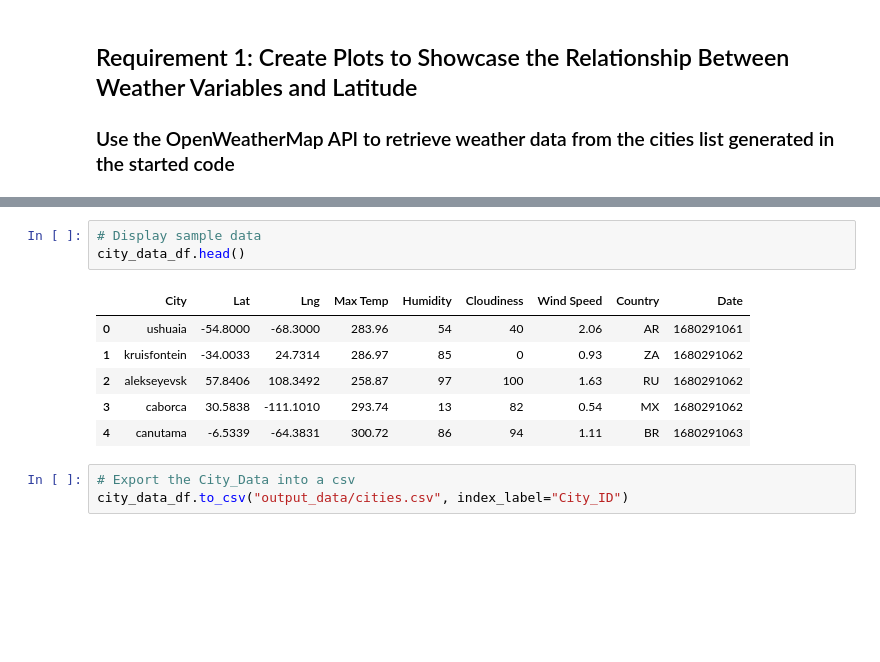
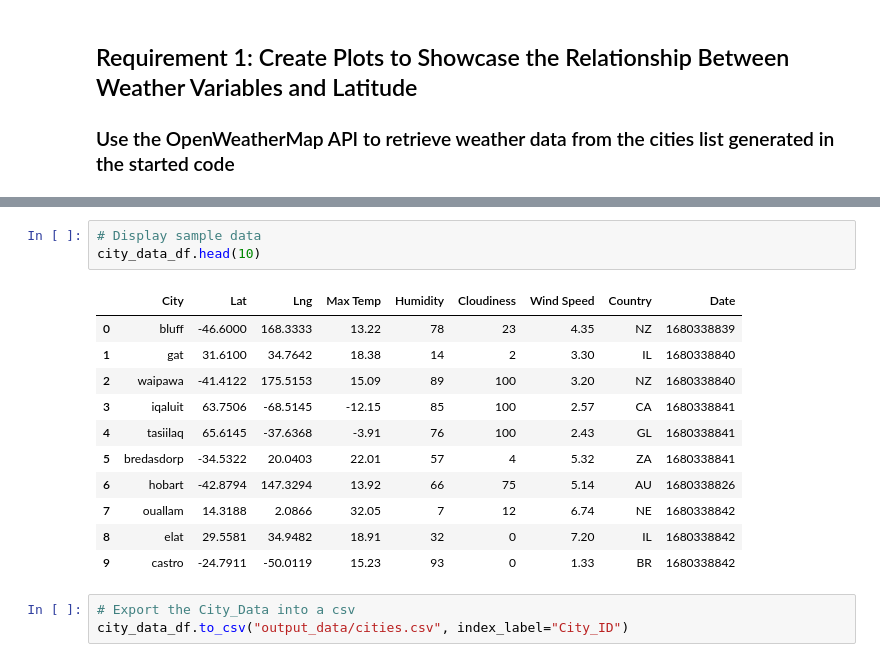
Before and after one commit to rbellgraph1/python-api-challenge, a Jupyter notebook: WeatherPy/WeatherPy.ipynb, the cells around one changed output, grey strips where cells are left out. Saved outputs shown, nothing was run; the diff lists cells and outputs as text; blank space fills up the shorter version.

```diff
--- a/WeatherPy/WeatherPy.ipynb
+++ b/WeatherPy/WeatherPy.ipynb
@@ -171,14 +171,19 @@ Date          574
 dtype: int64
 # %%
 # Display sample data
-city_data_df.head()
+city_data_df.head(10)
 # %% [output]
 |  | City | Lat | Lng | Max Temp | Humidity | Cloudiness | Wind Speed | Country | Date |
-| 0 | ushuaia | -54.8000 | -68.3000 | 283.96 | 54 | 40 | 2.06 | AR | 1680291061 |
-| 1 | kruisfontein | -34.0033 | 24.7314 | 286.97 | 85 | 0 | 0.93 | ZA | 1680291062 |
-| 2 | alekseyevsk | 57.8406 | 108.3492 | 258.87 | 97 | 100 | 1.63 | RU | 1680291062 |
-| 3 | caborca | 30.5838 | -111.1010 | 293.74 | 13 | 82 | 0.54 | MX | 1680291062 |
-| 4 | canutama | -6.5339 | -64.3831 | 300.72 | 86 | 94 | 1.11 | BR | 1680291063 |
+| 0 | bluff | -46.6000 | 168.3333 | 13.22 | 78 | 23 | 4.35 | NZ | 1680338839 |
+| 1 | gat | 31.6100 | 34.7642 | 18.38 | 14 | 2 | 3.30 | IL | 1680338840 |
+| 2 | waipawa | -41.4122 | 175.5153 | 15.09 | 89 | 100 | 3.20 | NZ | 1680338840 |
+| 3 | iqaluit | 63.7506 | -68.5145 | -12.15 | 85 | 100 | 2.57 | CA | 1680338841 |
+| 4 | tasiilaq | 65.6145 | -37.6368 | -3.91 | 76 | 100 | 2.43 | GL | 1680338841 |
+| 5 | bredasdorp | -34.5322 | 20.0403 | 22.01 | 57 | 4 | 5.32 | ZA | 1680338841 |
+| 6 | hobart | -42.8794 | 147.3294 | 13.92 | 66 | 75 | 5.14 | AU | 1680338826 |
+| 7 | ouallam | 14.3188 | 2.0866 | 32.05 | 7 | 12 | 6.74 | NE | 1680338842 |
+| 8 | elat | 29.5581 | 34.9482 | 18.91 | 32 | 0 | 7.20 | IL | 1680338842 |
+| 9 | castro | -24.7911 | -50.0119 | 15.23 | 93 | 0 | 1.33 | BR | 1680338842 |
 # %%
 # Export the City_Data into a csv
 city_data_df.to_csv("output_data/cities.csv", index_label="City_ID")
```
Also changed, not shown: parts of 29 cells of this notebook, 7 other files.
